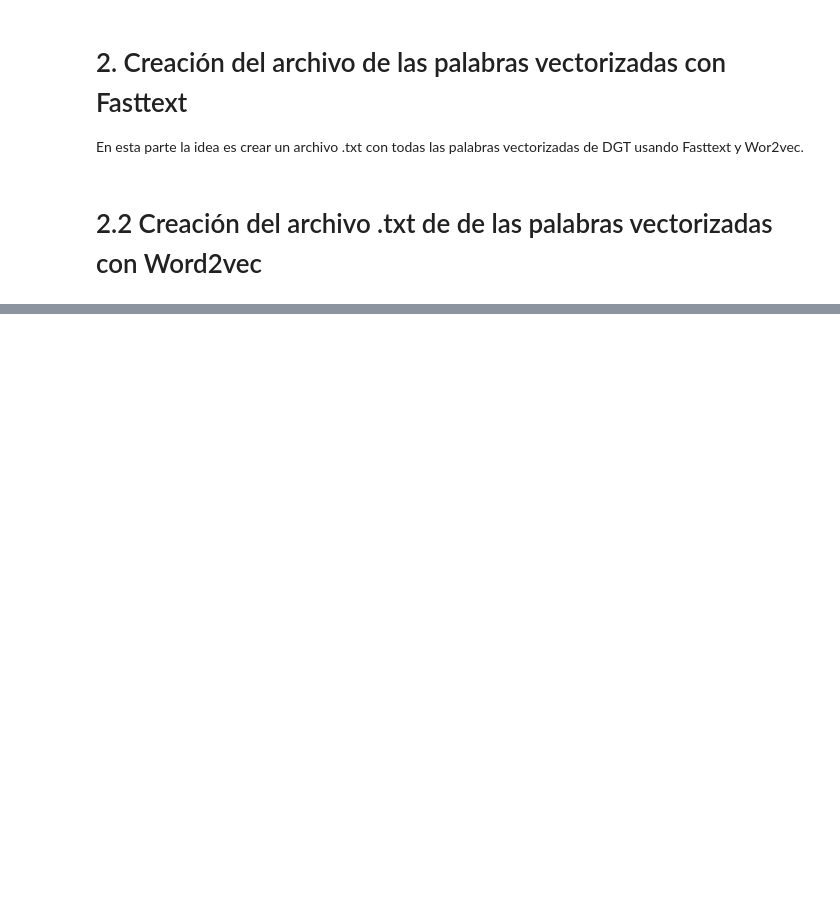
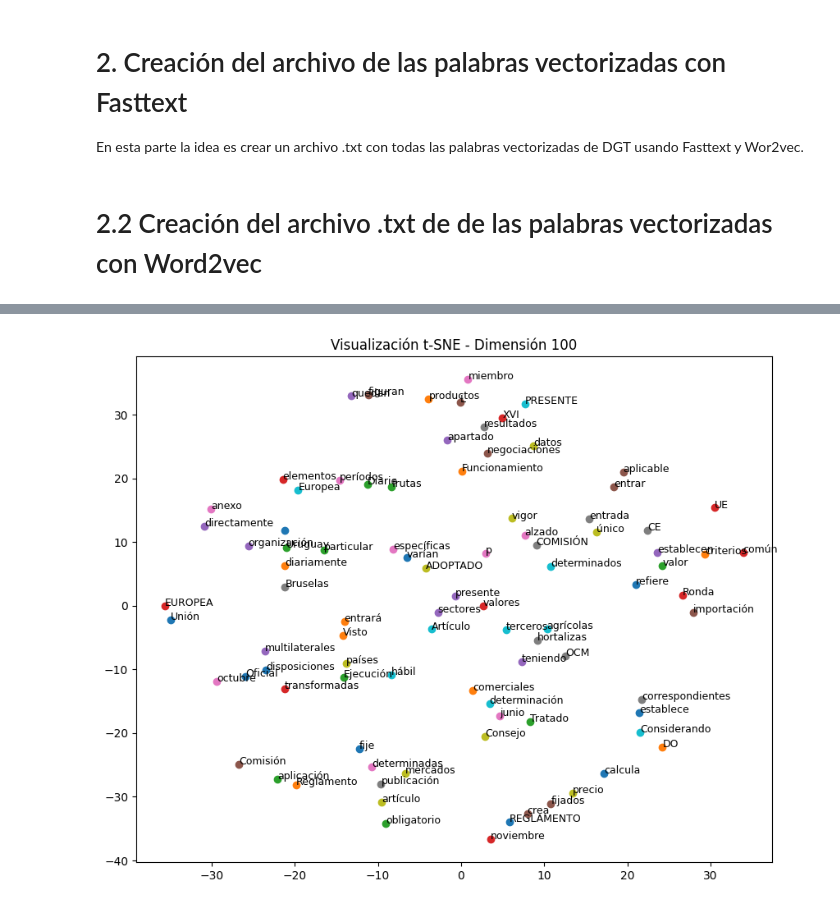
Before and after one commit to Juan2040751/DGT_PLN, a Jupyter notebook: PLN_tarea_2.ipynb, the cells around one changed output, grey strips where cells are left out. Cells and saved outputs as stored; diff of their text form; code cells hidden in the pictures; blank space fills up the shorter version.

```diff
--- a/PLN_tarea_2.ipynb
+++ b/PLN_tarea_2.ipynb
@@ -99,7 +114,7 @@ resultado
 # %% [markdown]
 ##**Tokenizacion con subset de sentencias**
 # %%
-subset_all_wiki = all_wiki.select(range(300))
+subset_all_wiki = all_wiki.select(range(10000))
 subset_all_wiki
 # %% [output]
 Dataset({
@@ -148,3 +163,10 @@ numero de oraciones presentes en el corpus: 300
+# %%
+def read_sentences_from_txt(file_path):
+    with open(file_path, 'r', encoding='utf-8') as file:
+        sentences = [line.split() for line in file]
+    return sentences
+
+sentences = read_sentences_from_txt('/content/archivo.txt')
 # %% [markdown]
 # Embeddings de las palabras del dataset DGT
 En esta parte usamos la librería de Gensim para  vectorizar el conjunto de palabras de DGT. Se importan las librerías de Fasttext y Word2vec.
@@ -341,0 +364,32 @@ word2vex_model.wv.save_word2vec_format('text_word2vec_skin_model_' + str(num_fea
+# %%
+from sklearn.manifold import TSNE
+import matplotlib.pyplot as plt
+import numpy as np
+
+# Función para entrenar modelos Word2Vec
+def entrenar_modelo(dim, n_senteces):
+    modelo = Word2Vec(sentences=sentences[:n_senteces], vector_size=dim, window=3, sg=0, min_count=1)
+    return modelo
+
+def visualizar_tsne(modelo, dim, perplexity=30):
+    # Obtener vectores de palabras y palabras
+    vectores = modelo.wv.vectors
+    palabras = modelo.wv.index_to_key
+
+    # Aplicar t-SNE para reducción de dimensionalidad a 2D
+    tsne = TSNE(n_components=2, random_state=42, perplexity=perplexity)
+    vectores_2d = tsne.fit_transform(vectores)
+
+    # Visualizar todas las palabras en el plano cartesiano
+    plt.figure(figsize=(10, 8))
+    for palabra, (x, y) in zip(palabras, vectores_2d):
+        plt.scatter(x, y)
+        plt.text(x, y, palabra, fontsize=9)
+    plt.title(f'Visualización t-SNE - Dimensión {dim}')
+    plt.show()
+# %%
+# Visualizar para el modelo de dimensión 300 con perplexity ajustada
+modelo_dim_100 = entrenar_modelo(100, 20)
+visualizar_tsne(modelo_dim_100, 100, perplexity=5)
+# %% [output]
+[figure, added]
```
Also changed, not shown: parts of 29 cells of this notebook, 3 other files.
